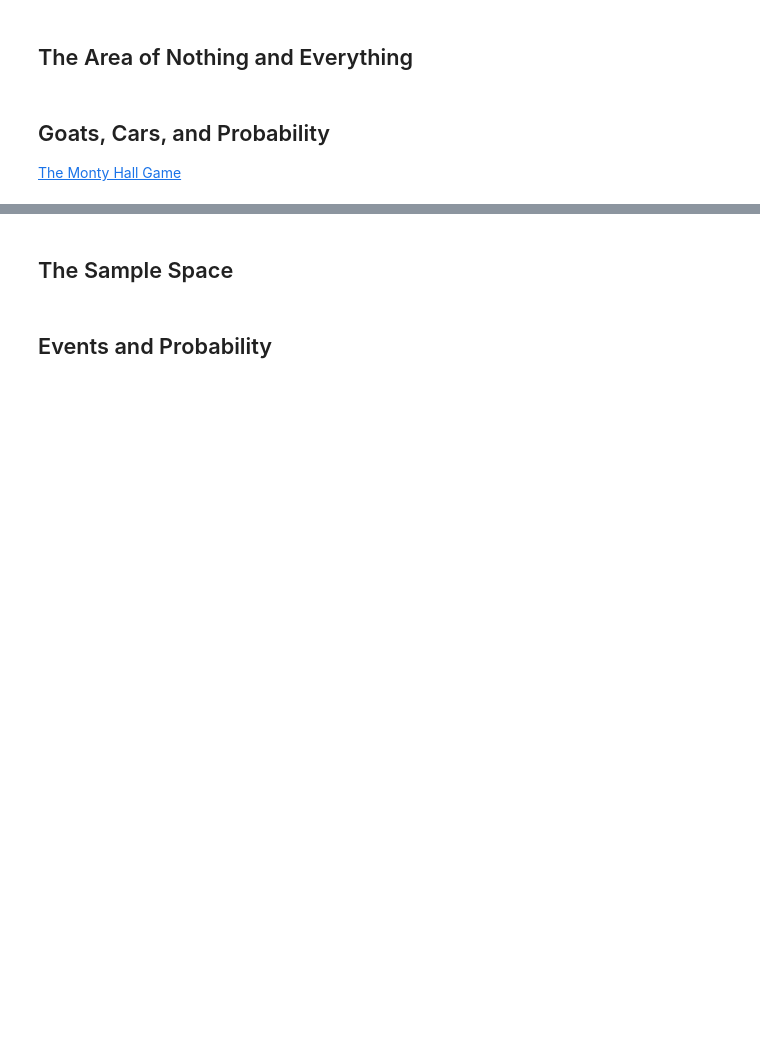
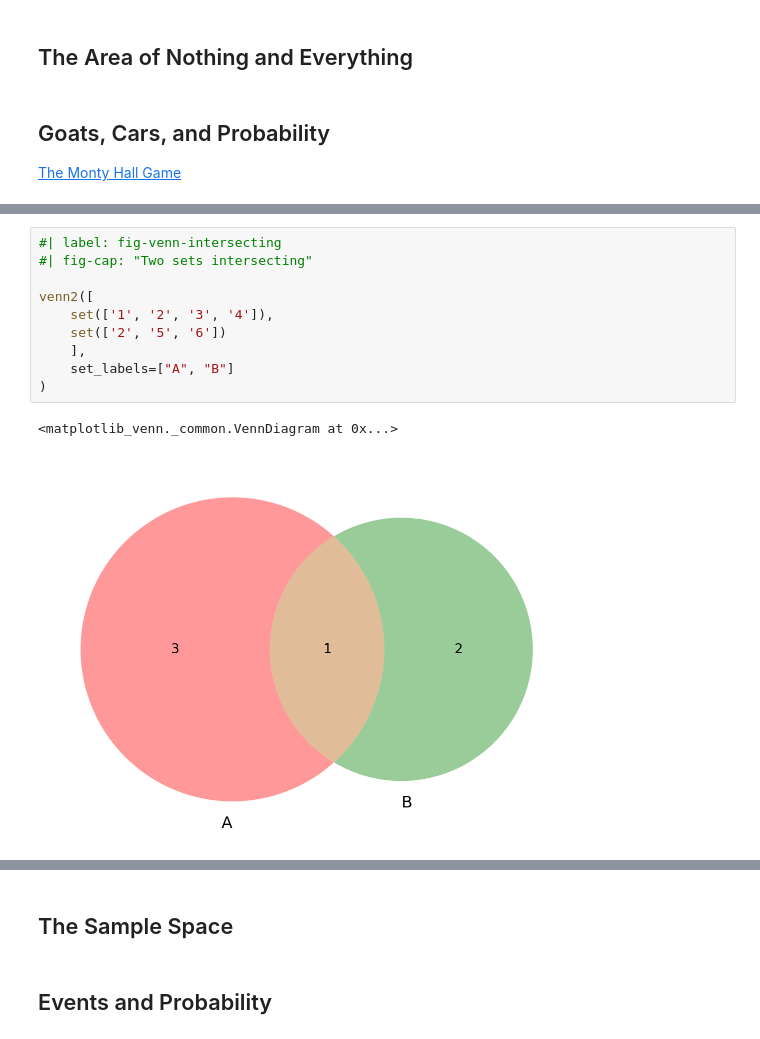
Before and after one commit to febse/stat, a Jupyter notebook: class/01-Probability.ipynb, the cells around one changed output, grey strips where cells are left out. Drawn from its saved outputs; the diff is of its cells as text; blank space fills up the shorter version.

```diff
--- a/class/01-Probability.ipynb
+++ b/class/01-Probability.ipynb
@@ -23,0 +152,13 @@
+# %%
+#| label: fig-venn-intersecting
+#| fig-cap: "Two sets intersecting"
+
+venn2([
+    set(['1', '2', '3', '4']),
+    set(['2', '5', '6'])
+    ],
+    set_labels=["A", "B"]
+)
+# %% [output]
+<matplotlib_venn._common.VennDiagram at 0x...>
+[figure, added]
```
Also changed, not shown: parts of 30 cells of this notebook, 13 other files.
